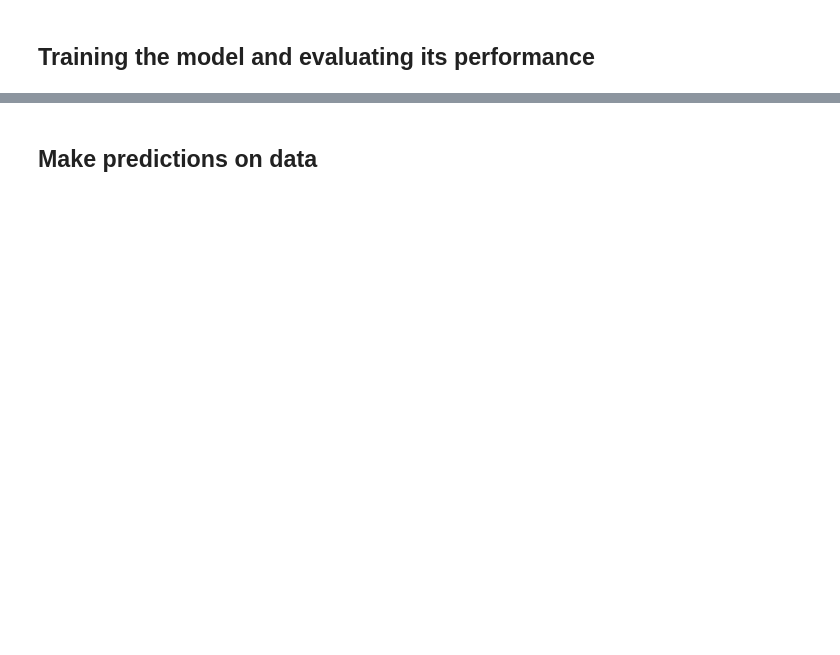
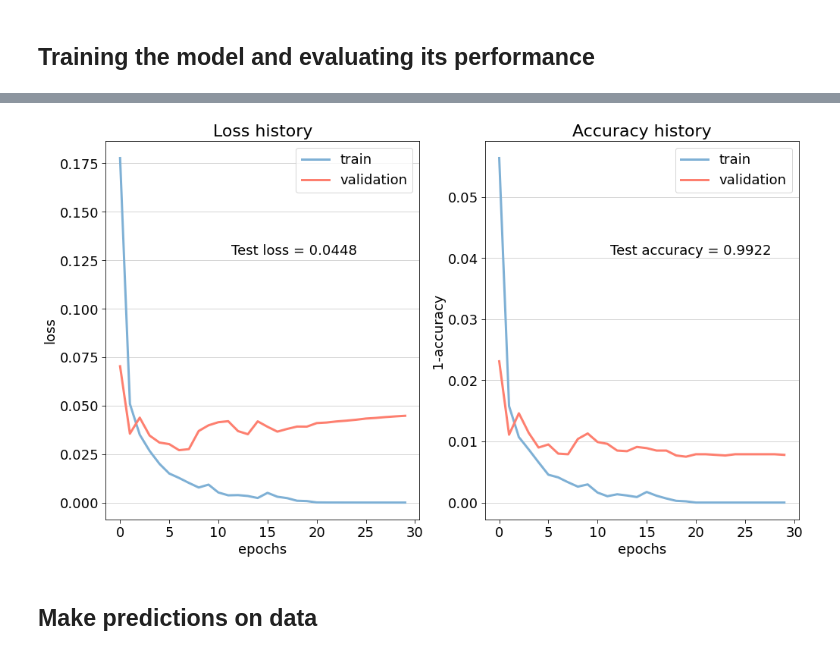
Before and after one commit to niklai99/qcnn4juno, a Jupyter notebook: mnist/lai_cnn.ipynb, the cells around one changed output, grey strips where cells are left out. Drawn from its saved outputs; the diff is of its cells as text; code cells hidden in the pictures; blank space fills up the shorter version.

```diff
--- a/mnist/lai_cnn.ipynb
+++ b/mnist/lai_cnn.ipynb
@@ -11,3 +16,12 @@ from tensorflow.keras.datasets import mnist
+# %%
+colors = [
+    "#7eb0d5",
+    "#fd7f6f",
+    "#b2e061",
+    "#bd7ebe",
+    "#ffb55a",
+    "#8bd3c7"
+]
 # %% [markdown]
 ## Quick data exploration
 # %%
@@ -154,7 +167,7 @@ ________________________________________________________________________________
 ## Training the model and evaluating its performance
 # %%
 BATCH_SIZE = 32
-EPOCHS     = 20
+EPOCHS     = 30
 
 history = model.fit(
     trainX,
@@ -186,2 +196,46 @@ INFO:tensorflow:Assets written to: models/lai_model_1/assets
+# %%
+FONTSIZE = 18
+
+train_loss_history = np.array(history.history["loss"])
+train_acc_history  = np.array(history.history["accuracy"])
+
+valid_loss_history = np.array(history.history["val_loss"])
+valid_acc_history  = np.array(history.history["val_accuracy"])
+
+epochs_grid = np.arange(0, EPOCHS, 1)
+
+fig, (ax1, ax2) = plt.subplots(figsize=(14, 8), ncols=2, sharex=True, constrained_layout=True)
+
+ax1.set_axisbelow(True)
+ax1.grid(axis="y", color="black", alpha=0.2)
+ax2.set_axisbelow(True)
+ax2.grid(axis="y", color="black", alpha=0.2)
+
+ax1.set_title("Loss history",     fontsize=FONTSIZE+4)
+ax1.set_xlabel("epochs",          fontsize=FONTSIZE)
+ax1.set_ylabel("loss",            fontsize=FONTSIZE)
+ax1.tick_params(axis="both", which="major", labelsize=FONTSIZE, length=5)
+ax2.set_title("Accuracy history", fontsize=FONTSIZE+4)
+ax2.set_xlabel("epochs",          fontsize=FONTSIZE)
+ax2.set_ylabel("1-accuracy",      fontsize=FONTSIZE)
+ax2.tick_params(axis="both", which="major", labelsize=FONTSIZE, length=5)
+
+ax1.plot(epochs_grid, train_loss_history,  linewidth=3, color=colors[0], label="train")
+ax1.plot(epochs_grid, valid_loss_history,  linewidth=3, color=colors[1], label="validation")
+ax2.plot(epochs_grid, 1-train_acc_history, linewidth=3, color=colors[0], label="train")
+ax2.plot(epochs_grid, 1-valid_acc_history, linewidth=3, color=colors[1], label="validation")
+
+ax1.text(0.4, 0.7, f"Test loss = {loss:.4f}",    fontsize=FONTSIZE, transform=ax1.transAxes)
+ax2.text(0.4, 0.7, f"Test accuracy = {acc:.4f}", fontsize=FONTSIZE, transform=ax2.transAxes)
+
+ax1.set_yscale("linear")
+ax2.set_yscale("linear")
+
+ax1.legend(fontsize=FONTSIZE)
+ax2.legend(fontsize=FONTSIZE)
+
+plt.show()
+# %% [output]
+[figure, added]
 # %% [markdown]
 ## Make predictions on data
```
Also changed, not shown: parts of 9 cells of this notebook, 6 other files.
